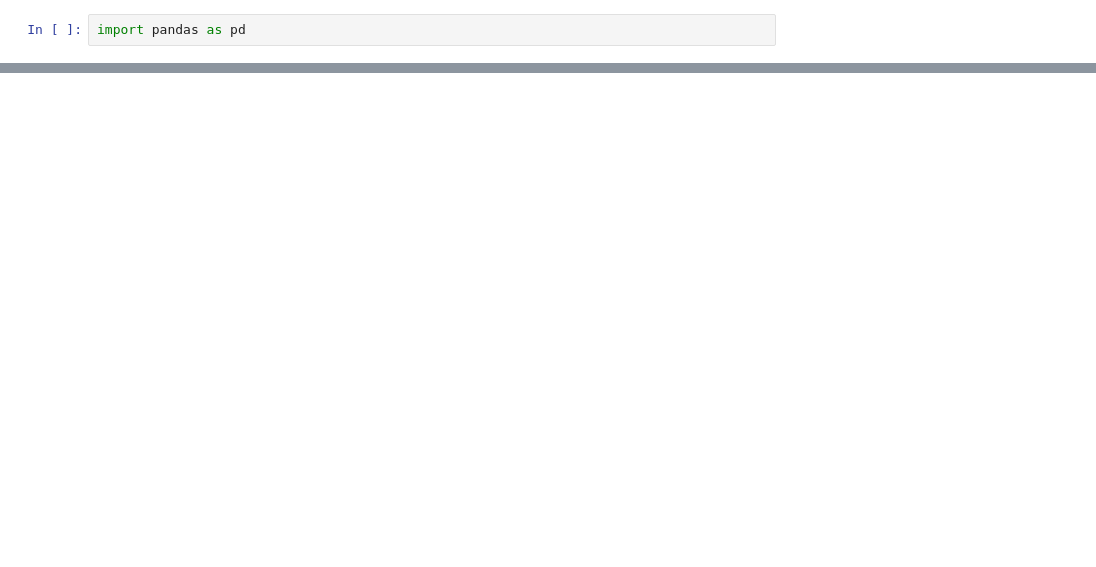
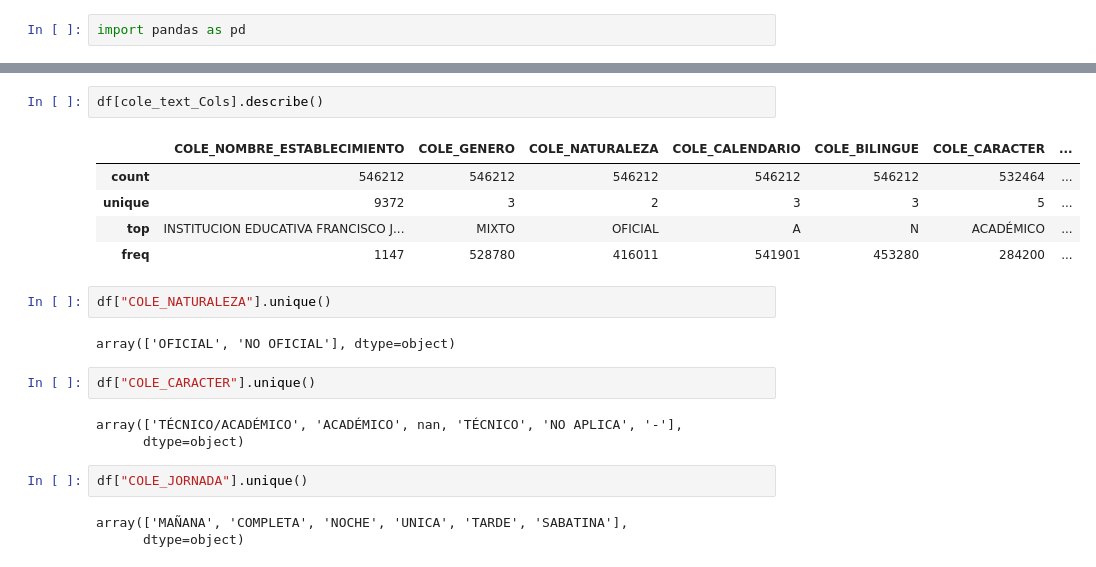
Before and after one commit to juanjaramillo98/Seminario, a Jupyter notebook: momentos_evaluativos/ME03-G02-1216727112-1152706601/ME03-G02-notebook.ipynb, the cells around one changed output, grey strips where cells are left out. Saved outputs shown, nothing was run; the diff lists cells and outputs as text; blank space fills up the shorter version.

```diff
--- a/momentos_evaluativos/ME03-G02-1216727112-1152706601/ME03-G02-notebook.ipynb
+++ b/momentos_evaluativos/ME03-G02-1216727112-1152706601/ME03-G02-notebook.ipynb
@@ -40,0 +208,22 @@ memory usage: 341.7+ MB
+# %%
+df[cole_text_Cols].describe()
+# %% [output]
+|  | COLE_NOMBRE_ESTABLECIMIENTO | COLE_GENERO | COLE_NATURALEZA | COLE_CALENDARIO | COLE_BILINGUE | COLE_CARACTER | ... |
+| count | 546212 | 546212 | 546212 | 546212 | 546212 | 532464 | ... |
+| unique | 9372 | 3 | 2 | 3 | 3 | 5 | ... |
+| top | INSTITUCION EDUCATIVA FRANCISCO J... | MIXTO | OFICIAL | A | N | ACADÉMICO | ... |
+| freq | 1147 | 528780 | 416011 | 541901 | 453280 | 284200 | ... |
+# %%
+df["COLE_NATURALEZA"].unique()
+# %% [output]
+array(['OFICIAL', 'NO OFICIAL'], dtype=object)
+# %%
+df["COLE_CARACTER"].unique()
+# %% [output]
+array(['TÉCNICO/ACADÉMICO', 'ACADÉMICO', nan, 'TÉCNICO', 'NO APLICA', '-'],
+      dtype=object)
+# %%
+df["COLE_JORNADA"].unique()
+# %% [output]
+array(['MAÑANA', 'COMPLETA', 'NOCHE', 'UNICA', 'TARDE', 'SABATINA'],
+      dtype=object)
```
Also changed, not shown: parts of 33 cells of this notebook.
